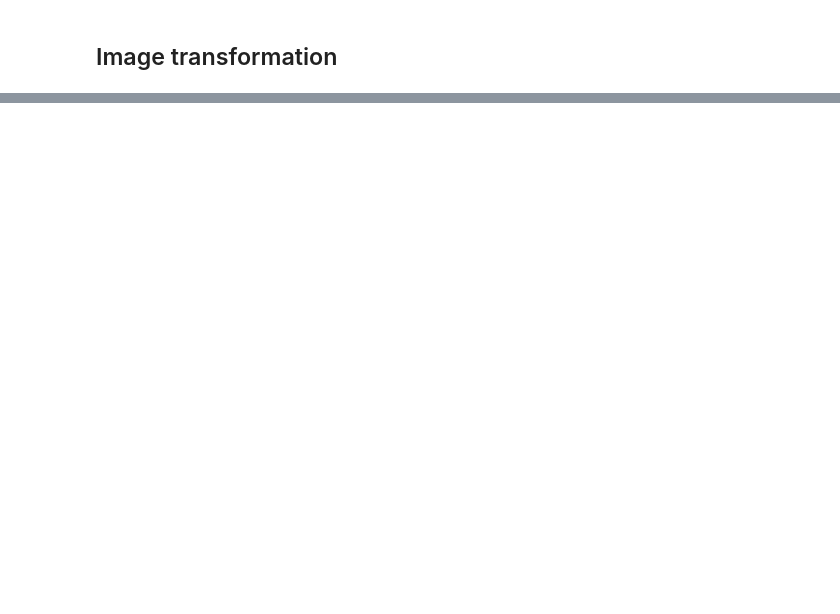
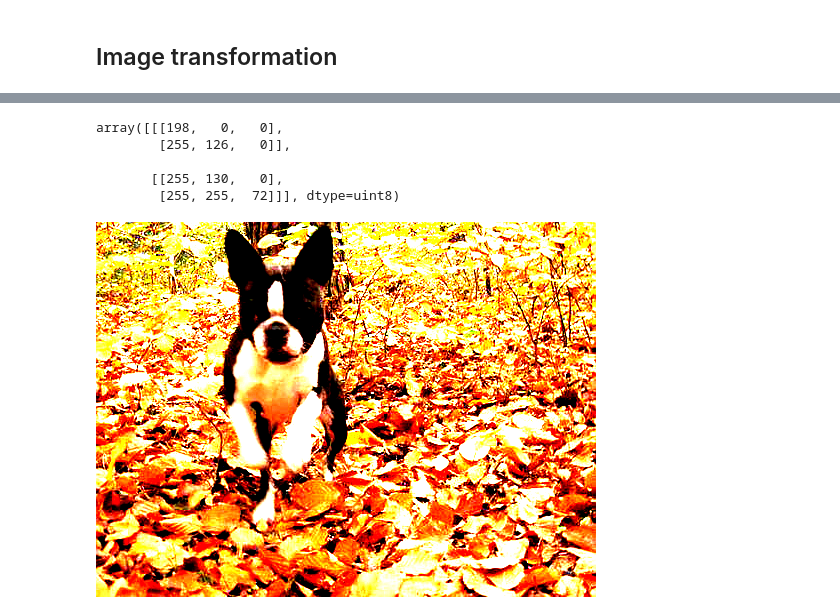
Before and after one commit to voschezang/trash-image-classification, a Jupyter notebook: src/image-transformations.ipynb, the cells around one changed output, grey strips where cells are left out. Cells and saved outputs as stored; diff of their text form; code cells hidden in the pictures; blank space fills up the shorter version.

```diff
--- a/src/image-transformations.ipynb
+++ b/src/image-transformations.ipynb
@@ -28,0 +35,16 @@ img2
+# %%
+# convert PIL.Image to np.array
+import numpy as np
+a = np.array(img2.convert('RGB'))
+a[0:2,0:2,:]
+# %% [output]
+array([[[198,   0,   0],
+        [255, 126,   0]],
+
+       [[255, 130,   0],
+        [255, 255,  72]]], dtype=uint8)
+# %%
+img_ = PIL.Image.fromarray(a)
+img_
+# %% [output]
+[figure, added]
```
Also changed, not shown: parts of 18 cells of this notebook, 6 other files.
